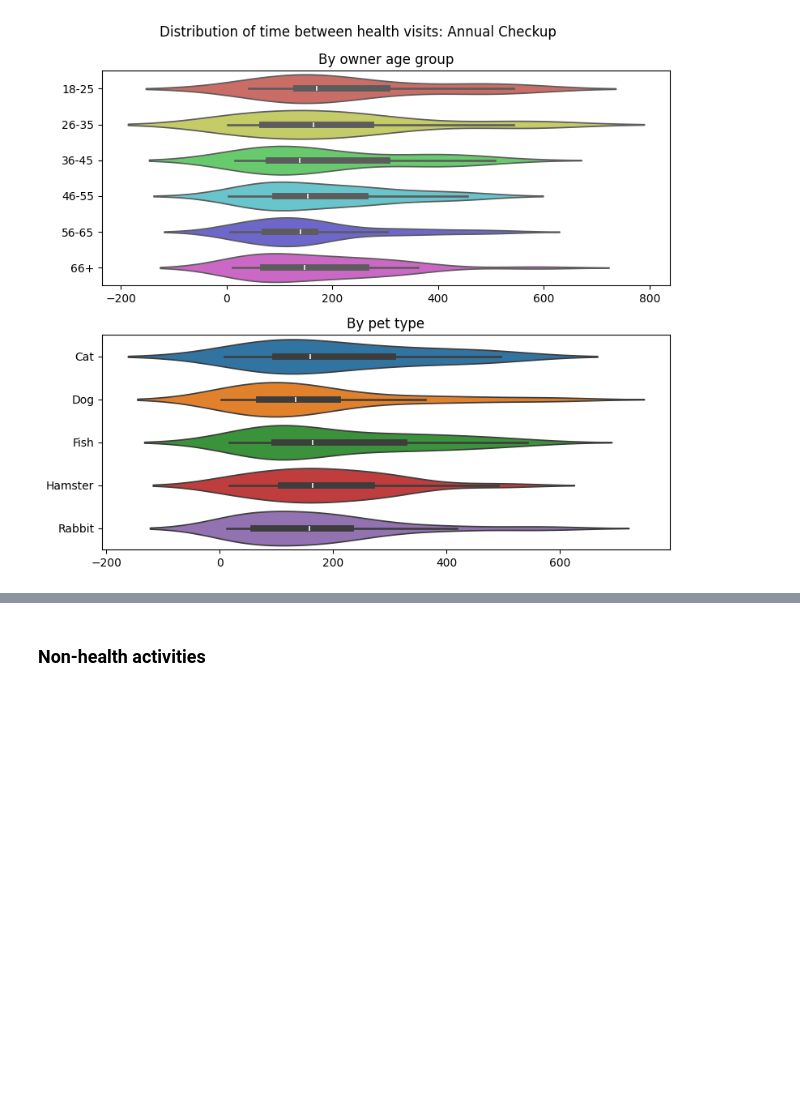
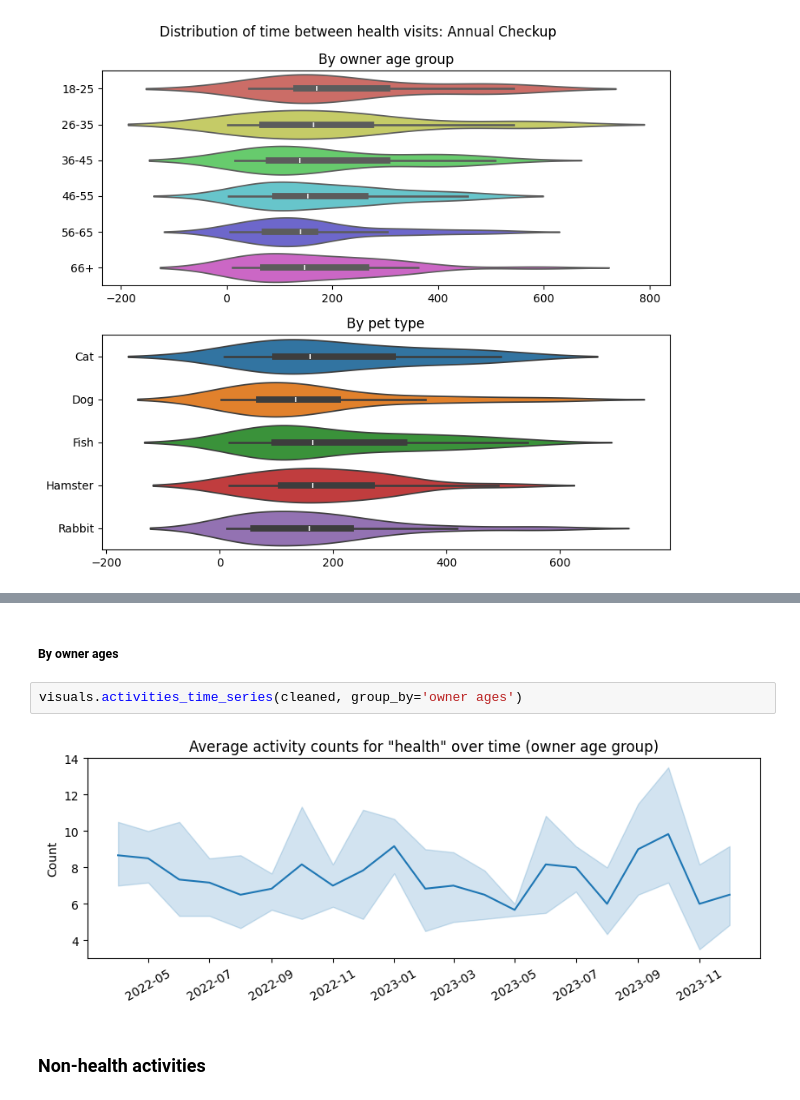
Before and after one commit to kozmik-moore/pet-software-developer-pipeline, a Jupyter notebook: code/notebook.ipynb, the cells around one changed output, grey strips where cells are left out. Drawn from its saved outputs; the diff is of its cells as text; blank space fills up the shorter version.

```diff
--- a/code/notebook.ipynb
+++ b/code/notebook.ipynb
@@ -140,3 +148,9 @@ visuals.activities_elapsed_time_distributions(cleaned, group_by='both', save=Tru
+# %% [markdown]
+##### By owner ages
+# %%
+visuals.activities_time_series(cleaned, group_by='owner ages')
+# %% [output]
+[figure, added]
 # %% [markdown]
 ### Non-health activities
 # %% [markdown]
```
Also changed, not shown: parts of 6 cells of this notebook, 2 other files.
